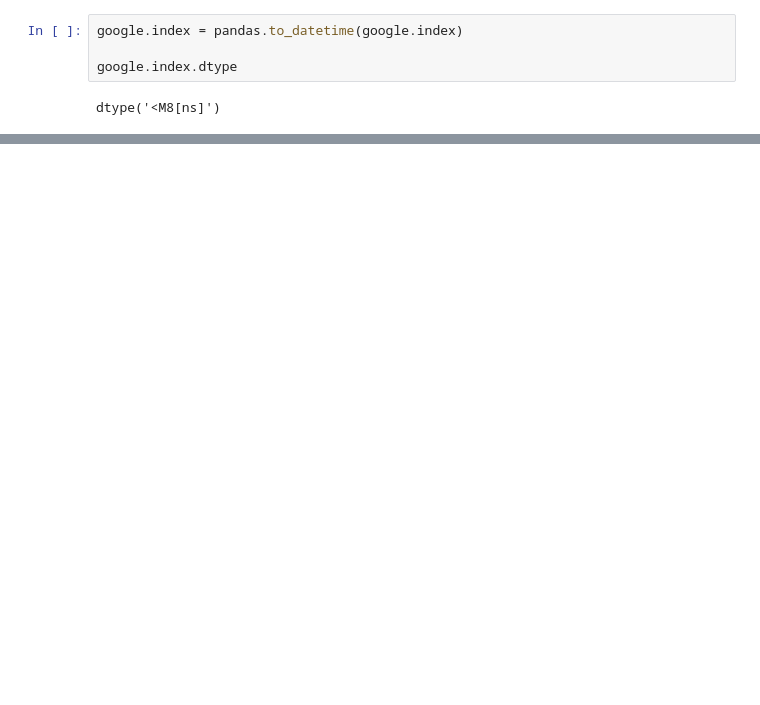
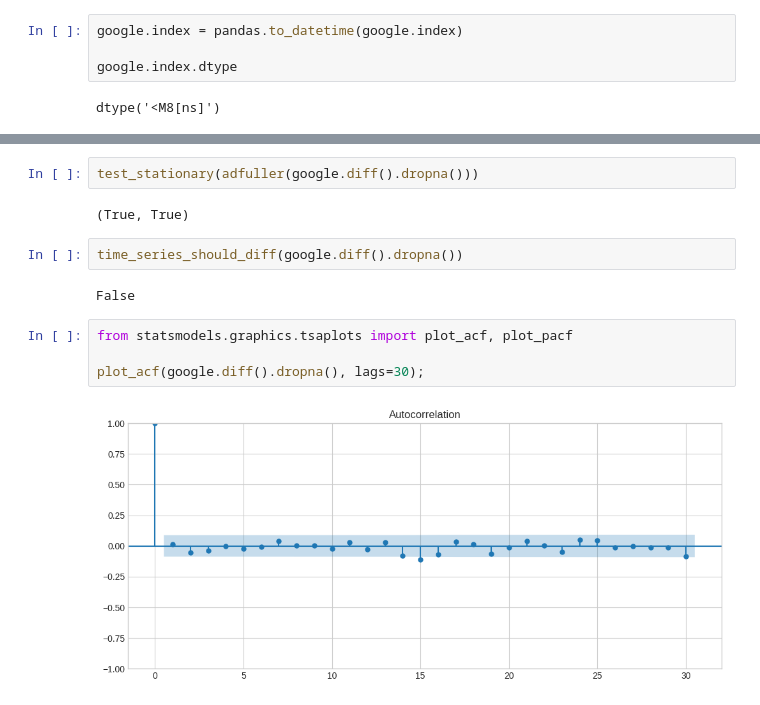
Before and after one commit to Chalira/Julia, a Jupyter notebook: Lab 01.ipynb, the cells around one changed output, grey strips where cells are left out. Saved outputs shown, nothing was run; the diff lists cells and outputs as text; blank space fills up the shorter version.

```diff
--- a/Lab 01.ipynb
+++ b/Lab 01.ipynb
@@ -103,0 +142,14 @@ seaplot = seasonal_plot.plot(title="Seasonal on 2022 to 2023", rot=0);
+# %%
+test_stationary(adfuller(google.diff().dropna()))
+# %% [output]
+(True, True)
+# %%
+time_series_should_diff(google.diff().dropna())
+# %% [output]
+False
+# %%
+from statsmodels.graphics.tsaplots import plot_acf, plot_pacf
+
+plot_acf(google.diff().dropna(), lags=30);
+# %% [output]
+[figure, added]
```
Also changed, not shown: parts of 17 cells of this notebook.
